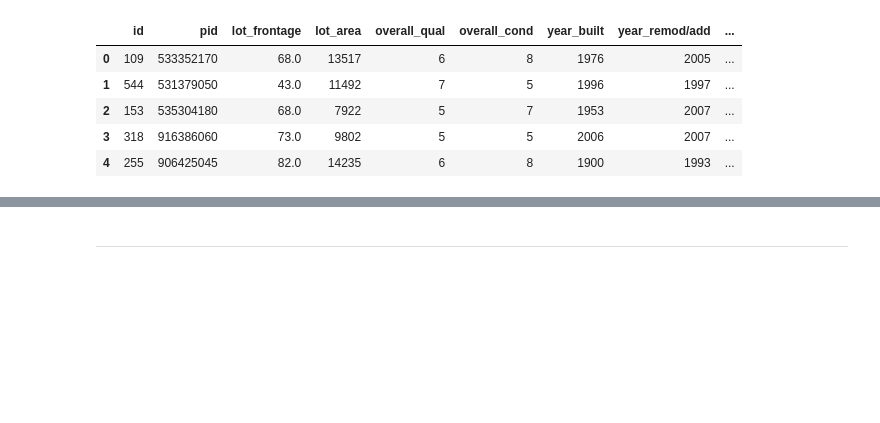
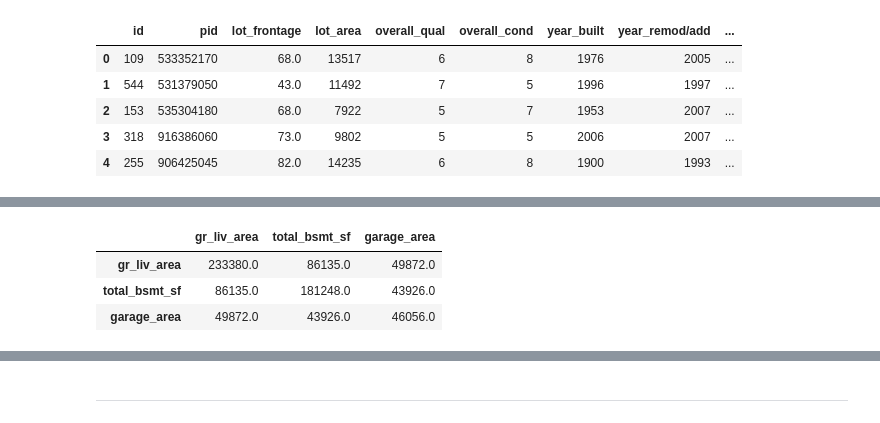
Before and after one commit to ajoneal/ames-iowa-housing-project, a Jupyter notebook: PCA.ipynb, the cells around one changed output, grey strips where cells are left out. Cells and saved outputs as stored; diff of their text form; code cells hidden in the pictures; blank space fills up the shorter version.

```diff
--- a/PCA.ipynb
+++ b/PCA.ipynb
@@ -56,0 +78,7 @@ df.head()
+# %%
+top5.cov().round()
+# %% [output]
+|  | gr_liv_area | total_bsmt_sf | garage_area |
+| gr_liv_area | 233380.0 | 86135.0 | 49872.0 |
+| total_bsmt_sf | 86135.0 | 181248.0 | 43926.0 |
+| garage_area | 49872.0 | 43926.0 | 46056.0 |
```
Also changed, not shown: parts of 7 cells of this notebook, 2 other files.
